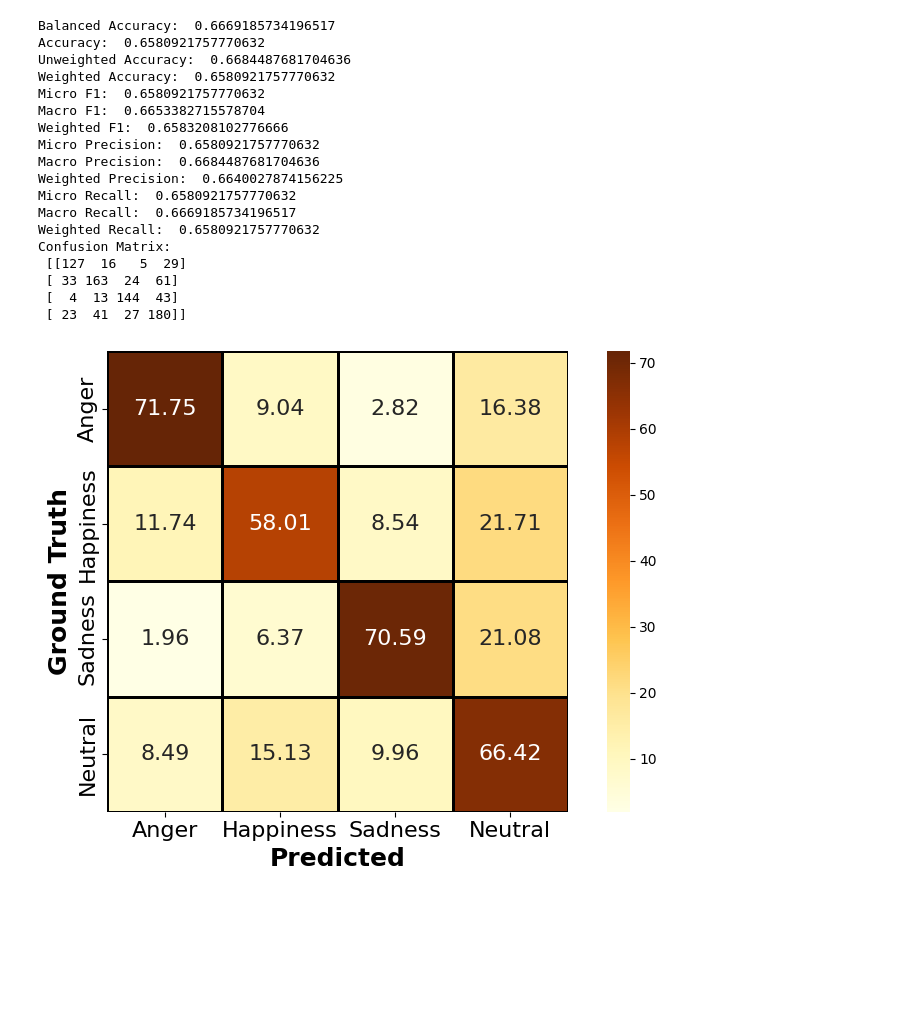
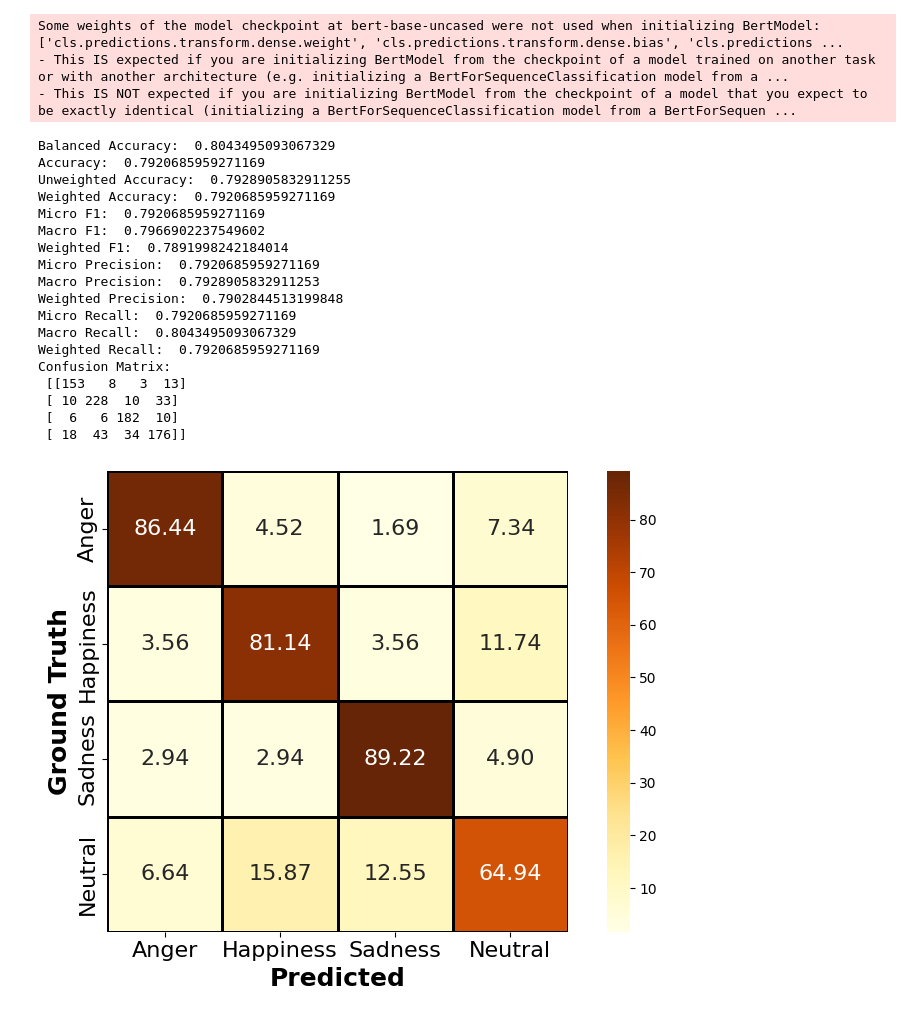
Before and after one commit to tpnam0901/3m-ser, a Jupyter notebook: notebooks/confusion_matrix.ipynb, the cells around one changed output. Saved outputs shown, nothing was run; the diff lists cells and outputs as text; code cells hidden in the pictures; blank space fills up the shorter version.

```diff
--- a/notebooks/confusion_matrix.ipynb
+++ b/notebooks/confusion_matrix.ipynb
@@ -47,14 +47,7 @@ def eval(opt, checkpoint_path, tokenizer, all_state_dict=True, v2=False):
     network.to(device)
 
     # Build dataset
-    _, test_ds = build_train_test_dataset(
-        opt.data_root,
-        opt.batch_size,
-        tokenizer,
-        opt.audio_max_length,
-        text_max_length=opt.text_max_length,
-        audio_encoder_type=opt.audio_encoder_type,
-    )
+    _, test_ds = build_train_test_dataset(opt)
     weight = torch.load(checkpoint_path, map_location=torch.device(device))
     if all_state_dict:
         weight = weight['state_dict_network']
@@ -120,34 +113,37 @@ def eval(opt, checkpoint_path, tokenizer, all_state_dict=True, v2=False):
     plt.show()
 # %%
 from configs.base import Config
-checkpoint_path = "/home/kuhaku/Code/EmotionClassification/code/3m-ser-private/scripts/checkpoints/audio_only/audio_wavlm_cel_v2/20230904-093013"
+checkpoint_path = "/home/kuhaku/Code/EmotionClassification/code/3m-ser-private/scripts/checkpoints/3M-SER_v2/3m-ser_bert_vggish_cls/20230907-234741"
 opt_path = os.path.join(checkpoint_path,"opt.log")
 ckpt_path = os.path.join(checkpoint_path,"weights/best_acc/checkpoint_0_0.pt")
 opt = Config()
 opt.load(opt_path)
 # Set dataset path
 opt.data_root="/home/kuhaku/Code/EmotionClassification/code/3m-ser-private/scripts/data/IEMOCAP/"
 
 # tokenizer = RobertaTokenizer.from_pretrained("roberta-base")
 tokenizer = BertTokenizer.from_pretrained("bert-base-uncased")
 eval(opt, ckpt_path, tokenizer, v2=True)
 # %% [output]
-Balanced Accuracy:  0.6669185734196517
-Accuracy:  0.6580921757770632
-Unweighted Accuracy:  0.6684487681704636
-Weighted Accuracy:  0.6580921757770632
-Micro F1:  0.6580921757770632
-Macro F1:  0.6653382715578704
-Weighted F1:  0.6583208102776666
-Micro Precision:  0.6580921757770632
-Macro Precision:  0.6684487681704636
-Weighted Precision:  0.6640027874156225
-Micro Recall:  0.6580921757770632
-Macro Recall:  0.6669185734196517
-Weighted Recall:  0.6580921757770632
-Confusion Matrix:
- [[127  16   5  29]
- [ 33 163  24  61]
- [  4  13 144  43]
- [ 23  41  27 180]]
+Some weights of the model checkpoint at bert-base-uncased were not used when initializing BertModel: ['cls.predictions.transform.dense.weight', 'cls.predictions.transform.dense.bias', 'cls.predictions ...
+- This IS expected if you are initializing BertModel from the checkpoint of a model trained on another task or with another architecture (e.g. initializing a BertForSequenceClassification model from a ...
+- This IS NOT expected if you are initializing BertModel from the checkpoint of a model that you expect to be exactly identical (initializing a BertForSequenceClassification model from a BertForSequen ...
+Balanced Accuracy:  0.8043495093067329
+Accuracy:  0.7920685959271169
+Unweighted Accuracy:  0.7928905832911255
+Weighted Accuracy:  0.7920685959271169
+Micro F1:  0.7920685959271169
+Macro F1:  0.7966902237549602
+Weighted F1:  0.7891998242184014
+Micro Precision:  0.7920685959271169
+Macro Precision:  0.7928905832911253
+Weighted Precision:  0.7902844513199848
+Micro Recall:  0.7920685959271169
+Macro Recall:  0.8043495093067329
+Weighted Recall:  0.7920685959271169
+Confusion Matrix:
+ [[153   8   3  13]
+ [ 10 228  10  33]
+ [  6   6 182  10]
+ [ 18  43  34 176]]
-[figure, old version]
+[figure, new version]
```
Also changed, not shown: 2 other files.
